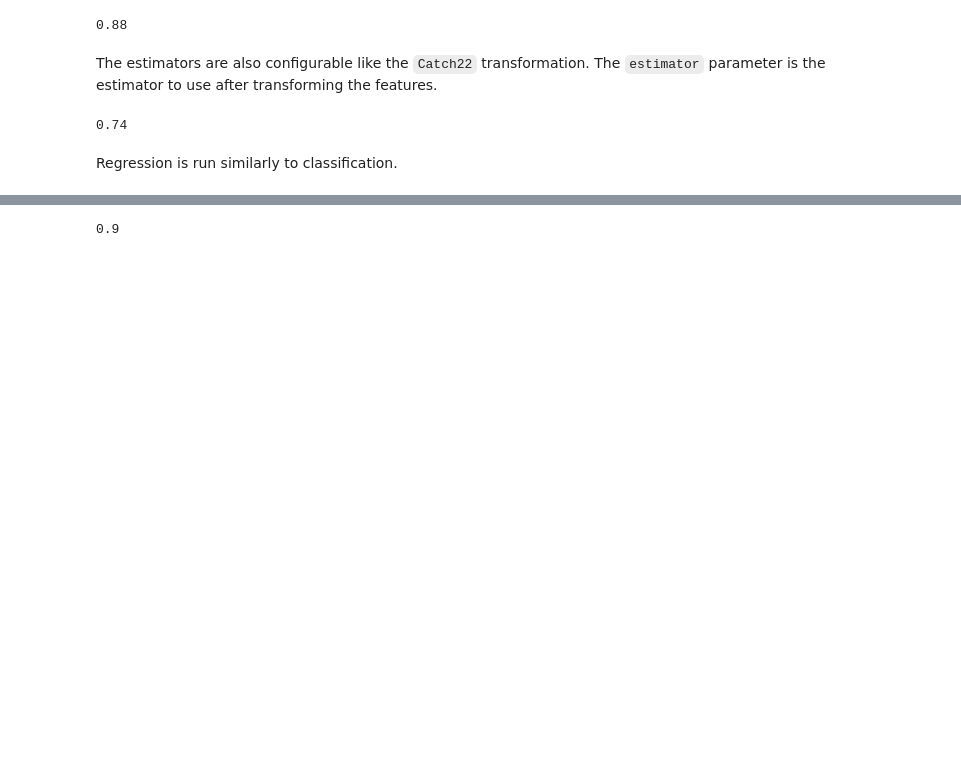
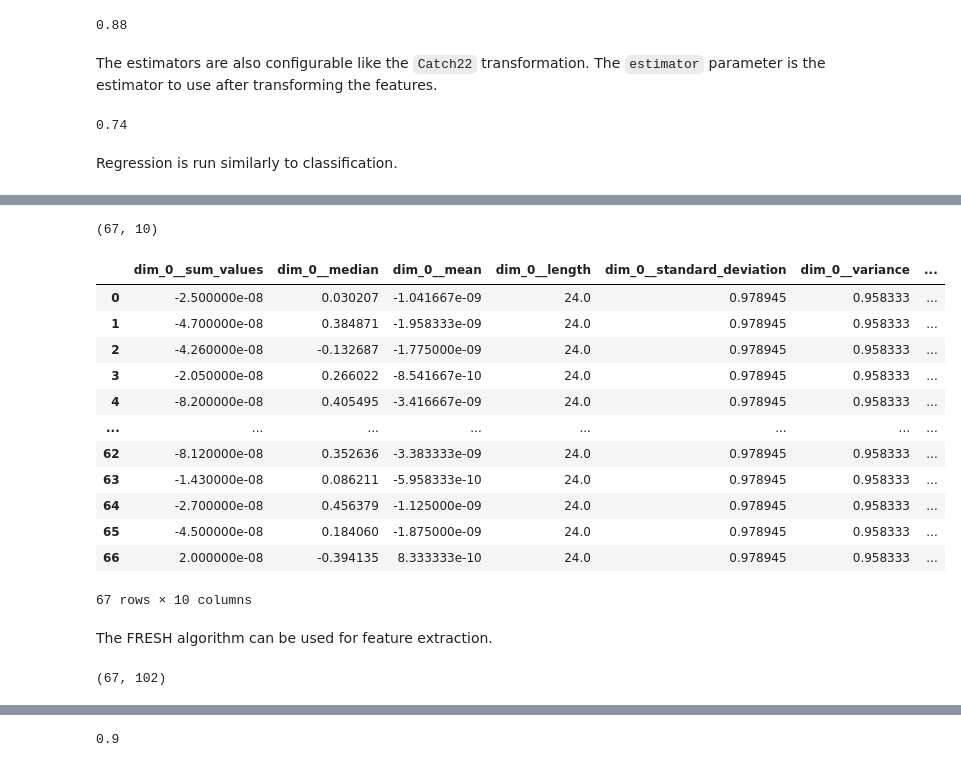
Before and after one commit to aeon-toolkit/aeon-tutorials, a Jupyter notebook: KDD-2024/Notebooks/Features-draft.ipynb, the cells around one changed output, grey strips where cells are left out. Cells and saved outputs as stored; diff of their text form; code cells hidden in the pictures; blank space fills up the shorter version.

```diff
--- a/KDD-2024/Notebooks/Features-draft.ipynb
+++ b/KDD-2024/Notebooks/Features-draft.ipynb
@@ -116,0 +121,10 @@ accuracy_score(y_test_c, sns_preds_c)
+# %%
+from sklearn.linear_model import RidgeClassifierCV
+
+sns_cls = SummaryClassifier(
+    summary_stats="bowley",
+    estimator=RidgeClassifierCV()
+)
+sns_cls.fit(X_train_c, y_train_c)
+sns_preds_c = sns_cls.predict(X_test_c)
+accuracy_score(y_test_c, sns_preds_c)
@@ -273,2 +314,34 @@ from aeon.transformations.collection.feature_based import TSFreshFeatureExtracto
+# %%
+from aeon.transformations.collection.feature_based import TSFreshFeatureExtractor
+
+tsf = TSFreshFeatureExtractor(default_fc_parameters="minimal")
+t = tsf.fit_transform(X_train_c)
+t.shape
+# %% [output]
+(67, 10)
+# %%
+t
+# %% [output]
+|  | dim_0__sum_values | dim_0__median | dim_0__mean | dim_0__length | dim_0__standard_deviation | dim_0__variance | ... |
+| 0 | -2.500000e-08 | 0.030207 | -1.041667e-09 | 24.0 | 0.978945 | 0.958333 | ... |
+| 1 | -4.700000e-08 | 0.384871 | -1.958333e-09 | 24.0 | 0.978945 | 0.958333 | ... |
+| 2 | -4.260000e-08 | -0.132687 | -1.775000e-09 | 24.0 | 0.978945 | 0.958333 | ... |
+| 3 | -2.050000e-08 | 0.266022 | -8.541667e-10 | 24.0 | 0.978945 | 0.958333 | ... |
+| 4 | -8.200000e-08 | 0.405495 | -3.416667e-09 | 24.0 | 0.978945 | 0.958333 | ... |
+| ... | ... | ... | ... | ... | ... | ... | ... |
+| 62 | -8.120000e-08 | 0.352636 | -3.383333e-09 | 24.0 | 0.978945 | 0.958333 | ... |
+| 63 | -1.430000e-08 | 0.086211 | -5.958333e-10 | 24.0 | 0.978945 | 0.958333 | ... |
+| 64 | -2.700000e-08 | 0.456379 | -1.125000e-09 | 24.0 | 0.978945 | 0.958333 | ... |
+| 65 | -4.500000e-08 | 0.184060 | -1.875000e-09 | 24.0 | 0.978945 | 0.958333 | ... |
+| 66 | 2.000000e-08 | -0.394135 | 8.333333e-10 | 24.0 | 0.978945 | 0.958333 | ... |
+67 rows × 10 columns
+# %% [markdown]
+The FRESH algorithm can be used for feature extraction.
 # %%
 from aeon.transformations.collection.feature_based import TSFreshRelevantFeatureExtractor
+
+tsf = TSFreshRelevantFeatureExtractor()
+t = tsf.fit_transform(X_train_c, y_train_c)
+t.shape
+# %% [output]
+(67, 102)
```
Also changed, not shown: parts of 30 cells of this notebook.
